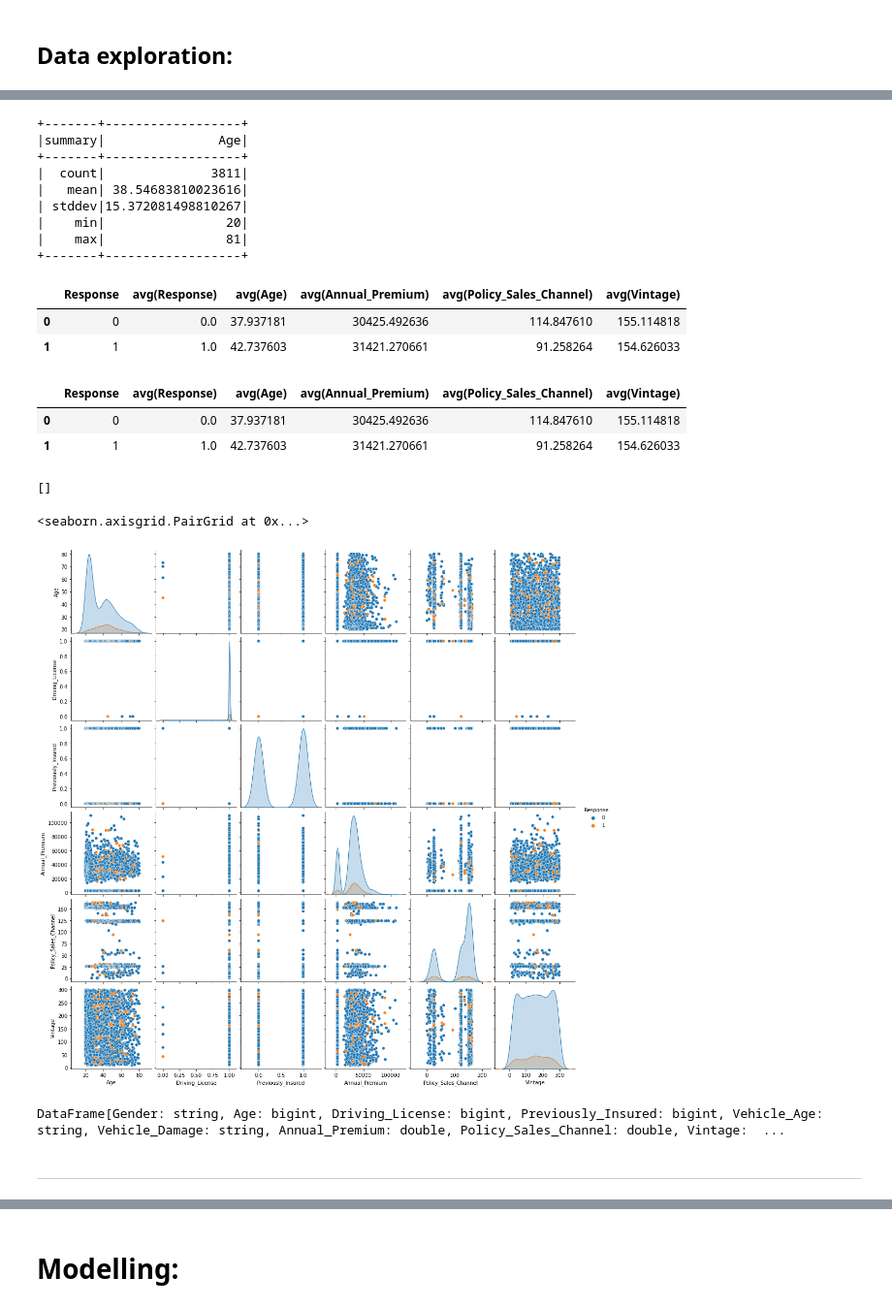
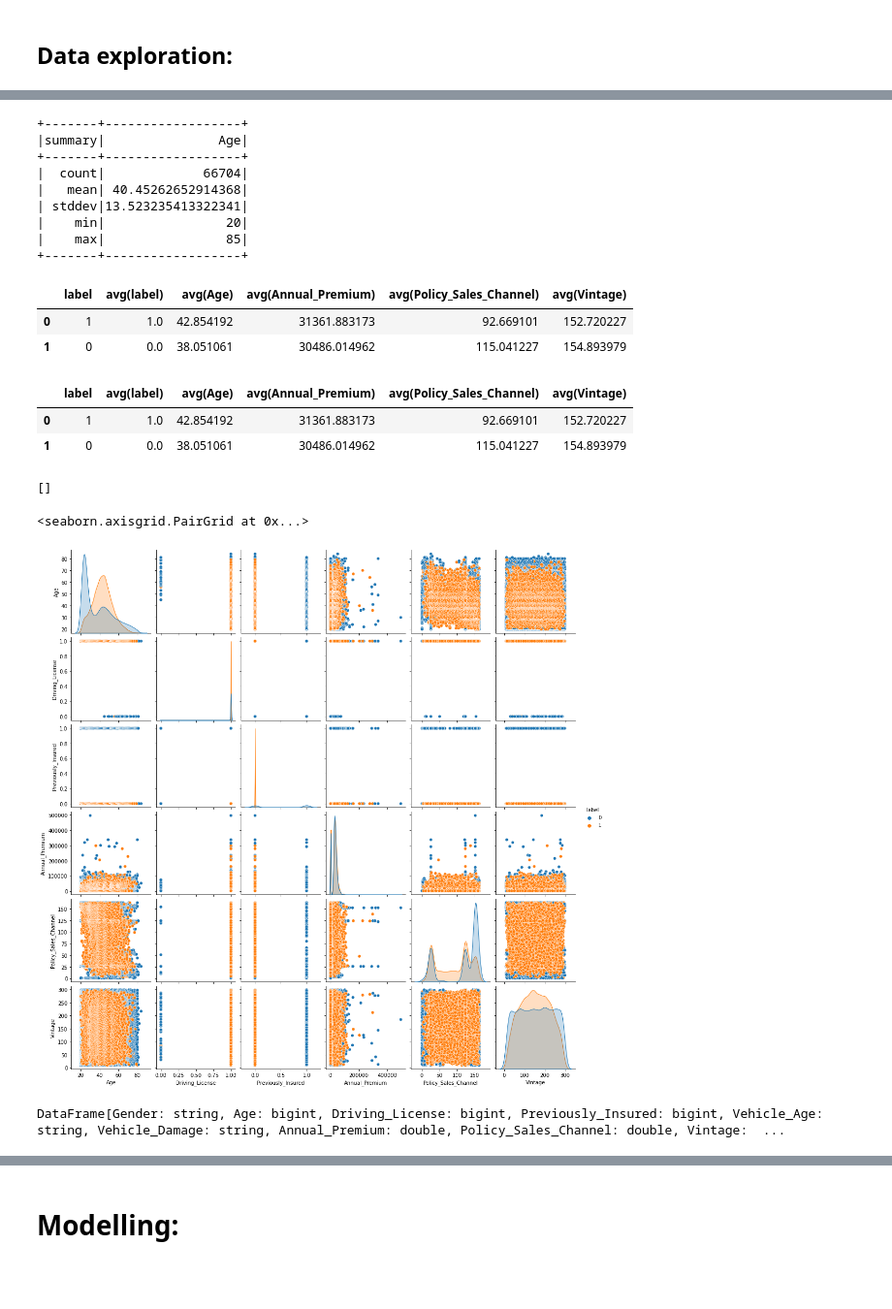
Before and after one commit to omarja12/BigData4Finance, a Jupyter notebook: Big_data_for_finance_Project.ipynb, the cells around one changed output, grey strips where cells are left out. Shown at 97% size. Saved outputs shown, nothing was run; the diff lists cells and outputs as text; code cells hidden in the pictures; blank space fills up the shorter version.

```diff
--- a/Big_data_for_finance_Project.ipynb
+++ b/Big_data_for_finance_Project.ipynb
@@ -275,3 +317,7 @@ data = spark.createDataFrame(data=data)
+# %%
+data = spark.read.csv("Inssurance_data.csv", header="true", sep=",", inferSchema="true")
+# %%
+data = data.withColumnRenamed("Response", "label")
 # %%
 data.printSchema()
 # %% [output]
@@ -299,0 +338,2 @@ data.toPandas().tail()
+# %%
+data = data.drop("_c0")
@@ -514,25 +570,25 @@ data.describe("Age").show()
 +-------+------------------+
 |summary|               Age|
 +-------+------------------+
-|  count|              3811|
-|   mean| 38.54683810023616|
-| stddev|15.372081498810267|
+|  count|             66704|
+|   mean| 40.45262652914368|
+| stddev|13.523235413322341|
 |    min|                20|
-|    max|                81|
+|    max|                85|
 +-------+------------------+
 # %%
 # Getting the average of all the numerical features.
-display(data.select(["Response", "Age", "Annual_Premium", "Policy_Sales_Channel", "Vintage"]).groupBy('Response').avg().toPandas())
+display(data.select(["label", "Age", "Annual_Premium", "Policy_Sales_Channel", "Vintage"]).groupBy('label').avg().toPandas())
 # %% [output]
-|  | Response | avg(Response) | avg(Age) | avg(Annual_Premium) | avg(Policy_Sales_Channel) | avg(Vintage) |
-| 0 | 0 | 0.0 | 37.937181 | 30425.492636 | 114.847610 | 155.114818 |
-| 1 | 1 | 1.0 | 42.737603 | 31421.270661 | 91.258264 | 154.626033 |
+|  | label | avg(label) | avg(Age) | avg(Annual_Premium) | avg(Policy_Sales_Channel) | avg(Vintage) |
+| 0 | 1 | 1.0 | 42.854192 | 31361.883173 | 92.669101 | 152.720227 |
+| 1 | 0 | 0.0 | 38.051061 | 30486.014962 | 115.041227 | 154.893979 |
 # %%
-display(data.select(["Response", "Age", "Annual_Premium", "Policy_Sales_Channel", "Vintage"]).groupBy('Response').avg().toPandas())
+display(data.select(["label", "Age", "Annual_Premium", "Policy_Sales_Channel", "Vintage"]).groupBy('label').avg().toPandas())
 # %% [output]
-|  | Response | avg(Response) | avg(Age) | avg(Annual_Premium) | avg(Policy_Sales_Channel) | avg(Vintage) |
-| 0 | 0 | 0.0 | 37.937181 | 30425.492636 | 114.847610 | 155.114818 |
-| 1 | 1 | 1.0 | 42.737603 | 31421.270661 | 91.258264 | 154.626033 |
+|  | label | avg(label) | avg(Age) | avg(Annual_Premium) | avg(Policy_Sales_Channel) | avg(Vintage) |
+| 0 | 1 | 1.0 | 42.854192 | 31361.883173 | 92.669101 | 152.720227 |
+| 1 | 0 | 0.0 | 38.051061 | 30486.014962 | 115.041227 | 154.893979 |
 # %%
 # As we can see no features have correlation above the pre set threshold.
 
@@ -548,11 +604,11 @@ train_data, test_data = data.randomSplit([0.7, 0.3], seed=SEED)
 x_train = train_data.toPandas()
 x_test = test_data.toPandas()
 
-y_train = x_train["Response"]
-x_train = x_train.drop(columns=["Response"])
+y_train = x_train["label"]
+x_train = x_train.drop(columns=["label"])
 
-y_test = x_test["Response"]
-x_test = x_test.drop(columns=["Response"])
+y_test = x_test["label"]
+x_test = x_test.drop(columns=["label"])
 # %%
 # We use an isolation forest in order to drop the outliers.
 # I can't use it because i have categorical features.
@@ -594,7 +650,7 @@ x_test = x_test.drop(columns=["Response"])
 # %%
 # This one takes a lot of time as well i should definitely sample the data.
 
-sns.pairplot(pd.concat([x_train, y_train], axis=1), hue="Response")
+sns.pairplot(pd.concat([x_train, y_train], axis=1), hue="label")
 # %% [output]
 <seaborn.axisgrid.PairGrid at 0x...>
-[figure, old version]
+[figure, new version]
@@ -618,5 +674,3 @@ train_data.cache()
 test_data.cache()
 # %% [output]
 DataFrame[Gender: string, Age: bigint, Driving_License: bigint, Previously_Insured: bigint, Vehicle_Age: string, Vehicle_Damage: string, Annual_Premium: double, Policy_Sales_Channel: double, Vintage:  ...
-# %% [markdown]
-***
```
Also changed, not shown: parts of 121 cells of this notebook.
